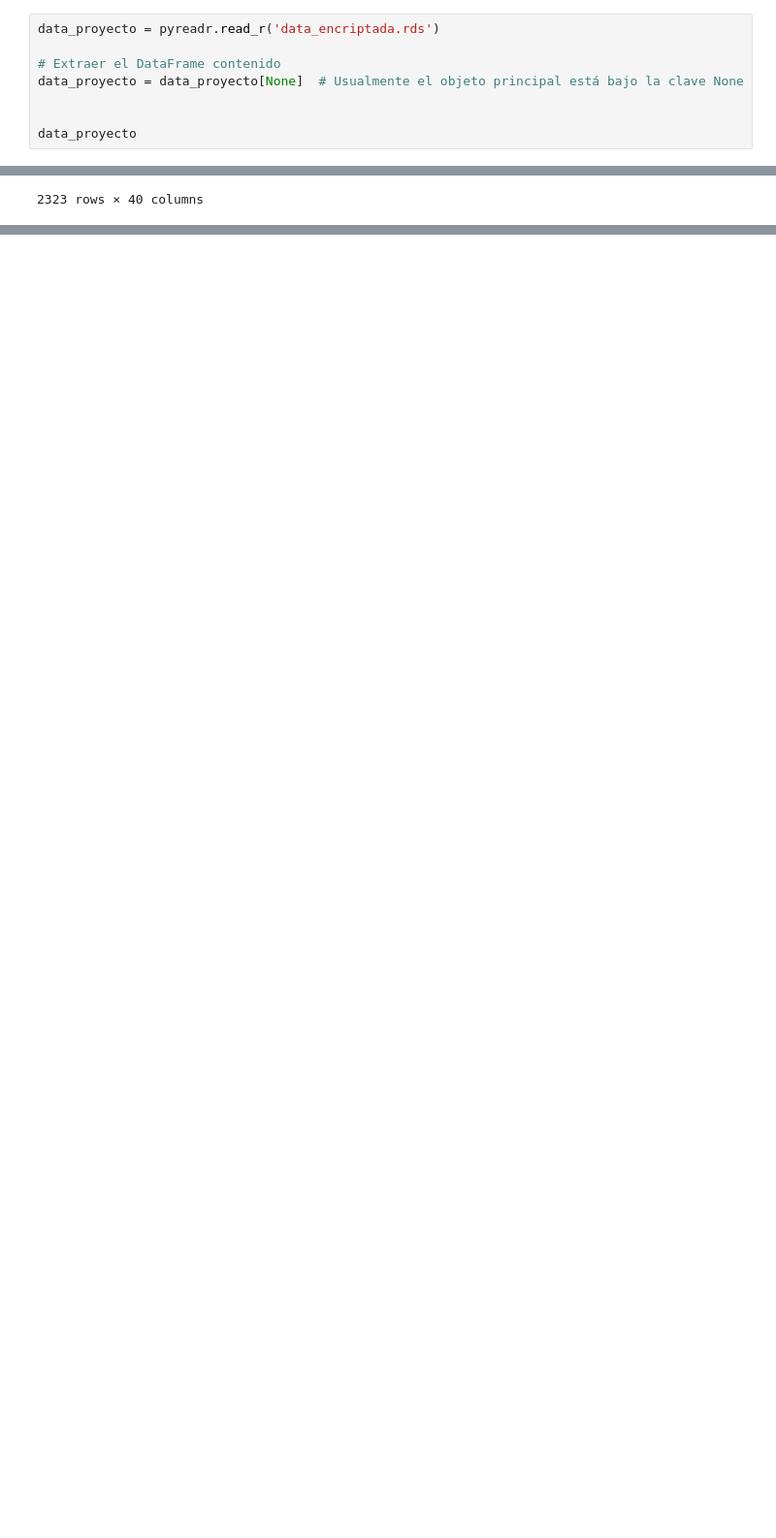
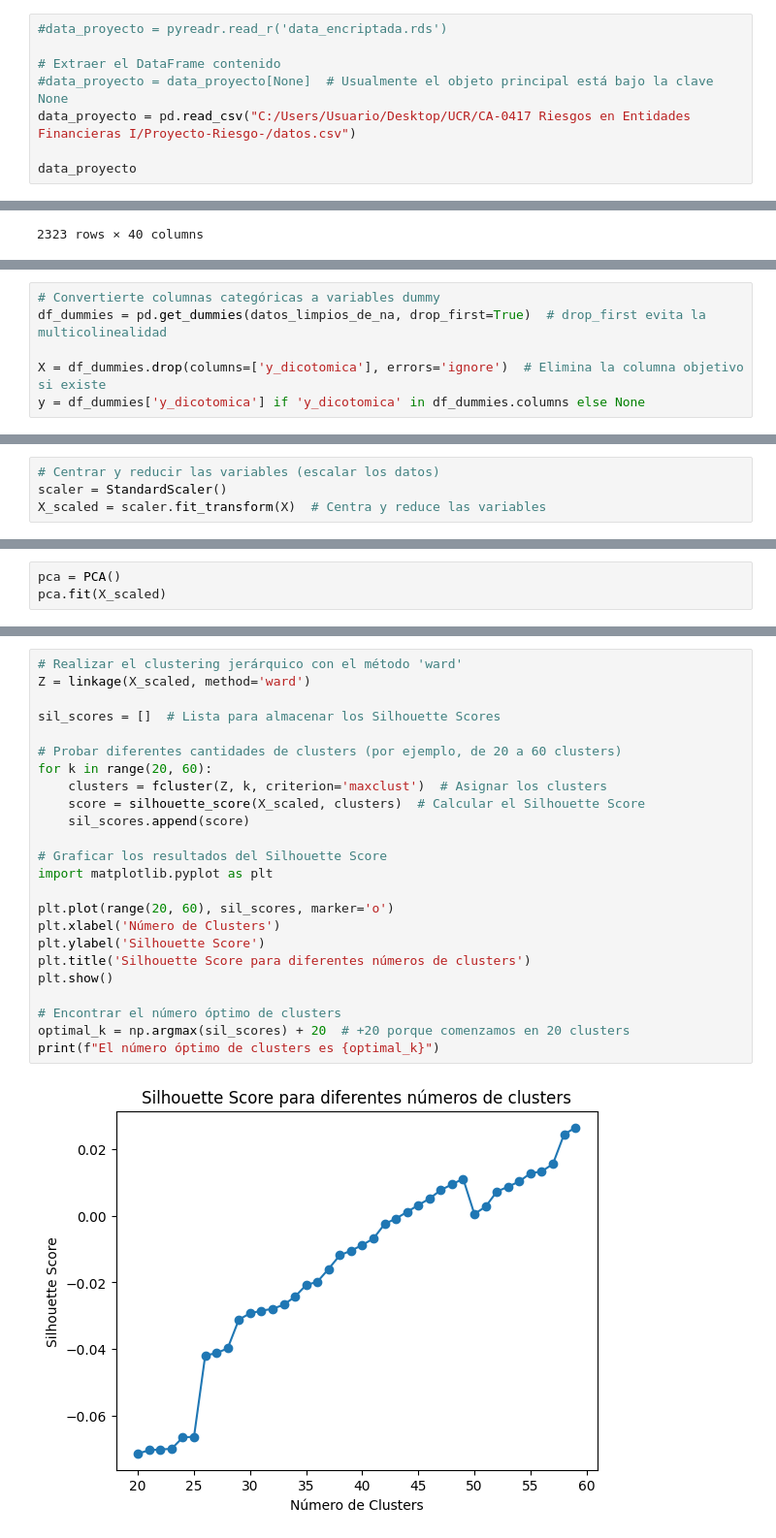
Before and after one commit to FedeAlfaro/Proyecto-Riesgo, a Jupyter notebook: despreciable.ipynb, the cells around one changed output, grey strips where cells are left out. Shown at 97% size. Saved outputs shown, nothing was run; the diff lists cells and outputs as text; blank space fills up the shorter version.

```diff
--- a/despreciable.ipynb
+++ b/despreciable.ipynb
@@ -9,9 +14,9 @@ import pyreadr
 # %%
-data_proyecto = pyreadr.read_r('data_encriptada.rds')
+#data_proyecto = pyreadr.read_r('data_encriptada.rds')
 
 # Extraer el DataFrame contenido
-data_proyecto = data_proyecto[None]  # Usualmente el objeto principal está bajo la clave None
-
+#data_proyecto = data_proyecto[None]  # Usualmente el objeto principal está bajo la clave None
+data_proyecto = pd.read_csv("C:/Users/Usuario/Desktop/UCR/CA-0417 Riesgos en Entidades Financieras I/Proyecto-Riesgo-/datos.csv")
 
 data_proyecto
 # %% [output]
@@ -159,0 +191,6 @@ datos_limpios_de_na
+# %%
+# Convertierte columnas categóricas a variables dummy
+df_dummies = pd.get_dummies(datos_limpios_de_na, drop_first=True)  # drop_first evita la multicolinealidad
+
+X = df_dummies.drop(columns=['y_dicotomica'], errors='ignore')  # Elimina la columna objetivo si existe
+y = df_dummies['y_dicotomica'] if 'y_dicotomica' in df_dummies.columns else None
@@ -159,0 +199,4 @@ datos_limpios_de_na
+# %%
+# Centrar y reducir las variables (escalar los datos)
+scaler = StandardScaler()
+X_scaled = scaler.fit_transform(X)  # Centra y reduce las variables
@@ -159,0 +205,3 @@ datos_limpios_de_na
+# %%
+pca = PCA()
+pca.fit(X_scaled)
@@ -159,0 +226,26 @@ datos_limpios_de_na
+# %%
+# Realizar el clustering jerárquico con el método 'ward'
+Z = linkage(X_scaled, method='ward')
+
+sil_scores = []  # Lista para almacenar los Silhouette Scores
+
+# Probar diferentes cantidades de clusters (por ejemplo, de 20 a 60 clusters)
+for k in range(20, 60):
+    clusters = fcluster(Z, k, criterion='maxclust')  # Asignar los clusters
+    score = silhouette_score(X_scaled, clusters)  # Calcular el Silhouette Score
+    sil_scores.append(score)
+
+# Graficar los resultados del Silhouette Score
+import matplotlib.pyplot as plt
+
+plt.plot(range(20, 60), sil_scores, marker='o')
+plt.xlabel('Número de Clusters')
+plt.ylabel('Silhouette Score')
+plt.title('Silhouette Score para diferentes números de clusters')
+plt.show()
+
+# Encontrar el número óptimo de clusters
+optimal_k = np.argmax(sil_scores) + 20  # +20 porque comenzamos en 20 clusters
+print(f"El número óptimo de clusters es {optimal_k}")
+# %% [output]
+[figure, added]
```
Also changed, not shown: parts of 20 cells of this notebook, 1 other file.
